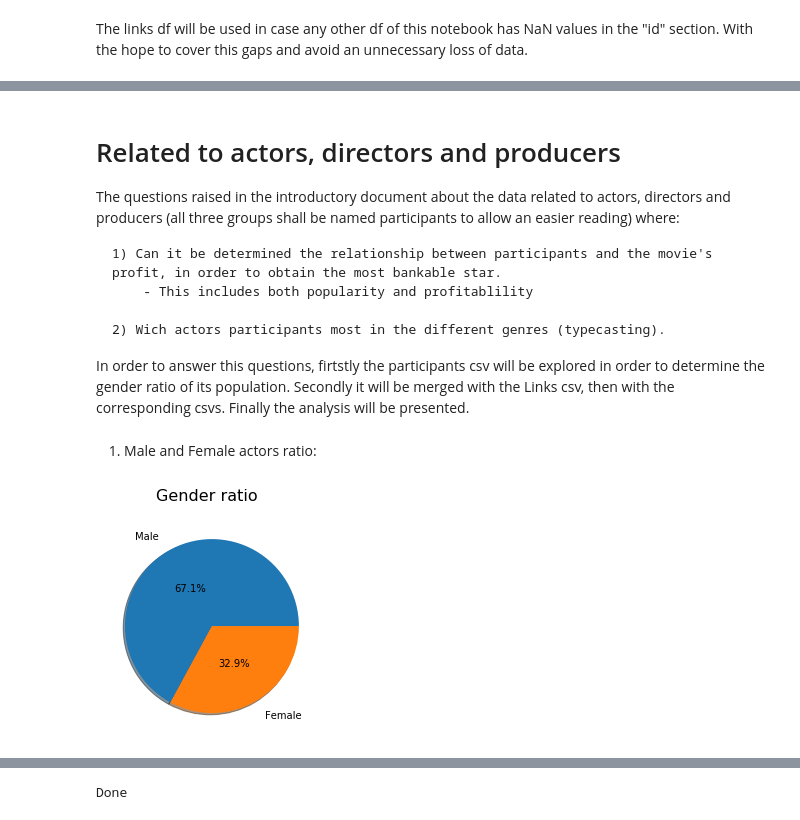
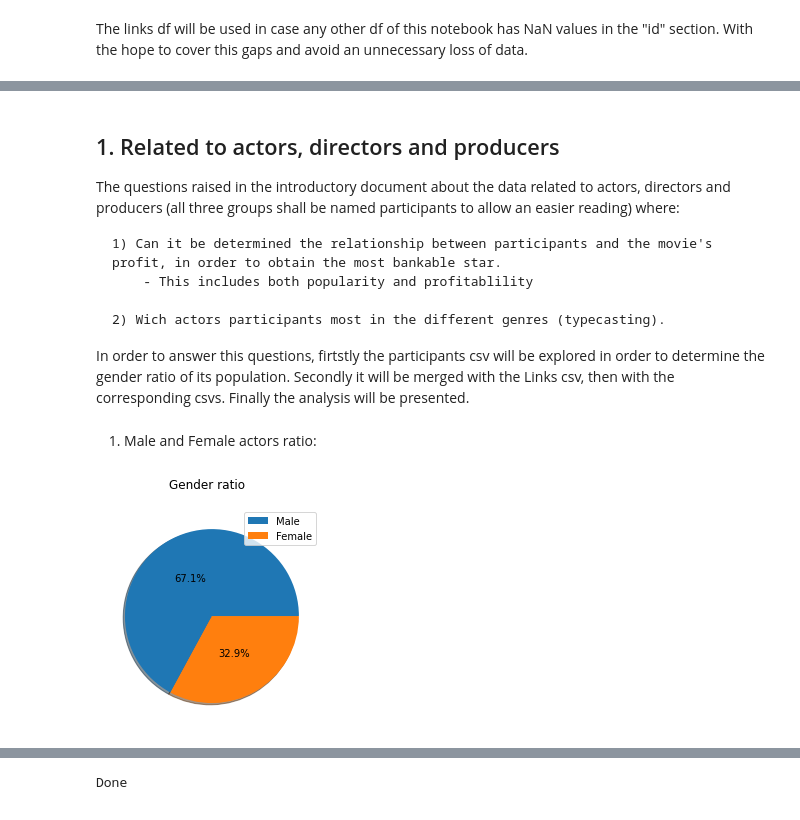
Before and after one commit to Dibmar/DAANMO_Project, a Jupyter notebook: DAANMO_Project/cross-indexing.ipynb, the cells around one changed output, grey strips where cells are left out. Saved outputs shown, nothing was run; the diff lists cells and outputs as text; code cells hidden in the pictures.

```diff
--- a/DAANMO_Project/cross-indexing.ipynb
+++ b/DAANMO_Project/cross-indexing.ipynb
@@ -177,5 +74,5 @@ def plotter_special (df):
 # %% [markdown]
-# Related to actors, directors and producers
+## 1. Related to actors, directors and producers
 
 The questions raised in the introductory document about the data related to actors, directors and producers (all three groups shall be named participants to allow an easier reading) where:
 
@@ -191,12 +88,17 @@ In order to answer this questions, firtstly the participants csv will be explore
 gender_roles = pd.DataFrame(actors[['credits_order', 'gender']])
 # %%
 gender_count = gender_roles.gender.value_counts()
-labels = 'Male', 'Female'
-explode = 0, 0
+labels = gender_count.keys()
 
-plt.pie(gender_count,  autopct='%1.1f%%', startangle=0, explode= explode, labels= labels, shadow= True, pctdistance = 0.5, labeldistance = 1.2)
-plt.suptitle('Gender ratio', fontsize=16)
+
+# Plotting graph
+plt.pie(gender_count,  autopct='%1.1f%%', startangle=0, shadow= True, pctdistance = 0.5, labeldistance = 1.2)
+plt.suptitle('Gender ratio', fontsize=12)
+
+# Legend and titles
+plt.legend(labels, loc= 'best')
+plt.suptitle('Gender ratio', fontsize=12)
 
 plt.show()
 # %% [output]
-[figure, old version]
+[figure, new version]
```
Also changed, not shown: parts of 40 cells of this notebook, 3 other files.
